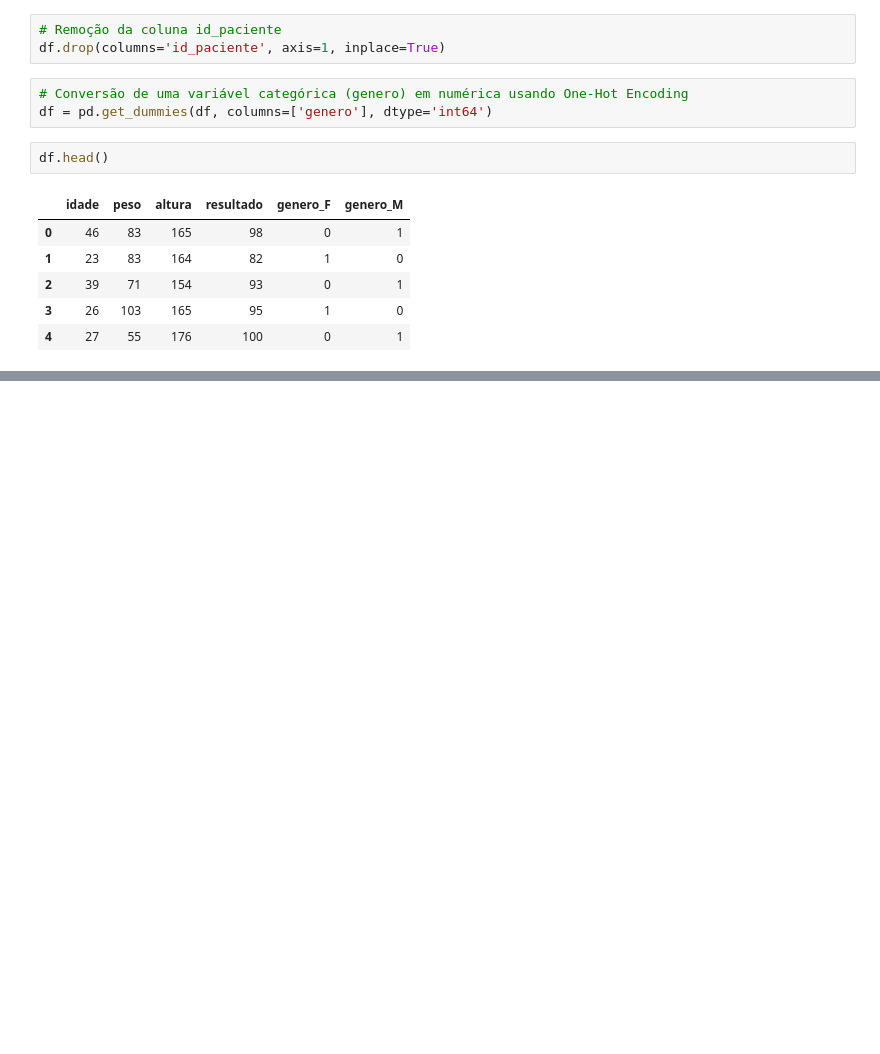
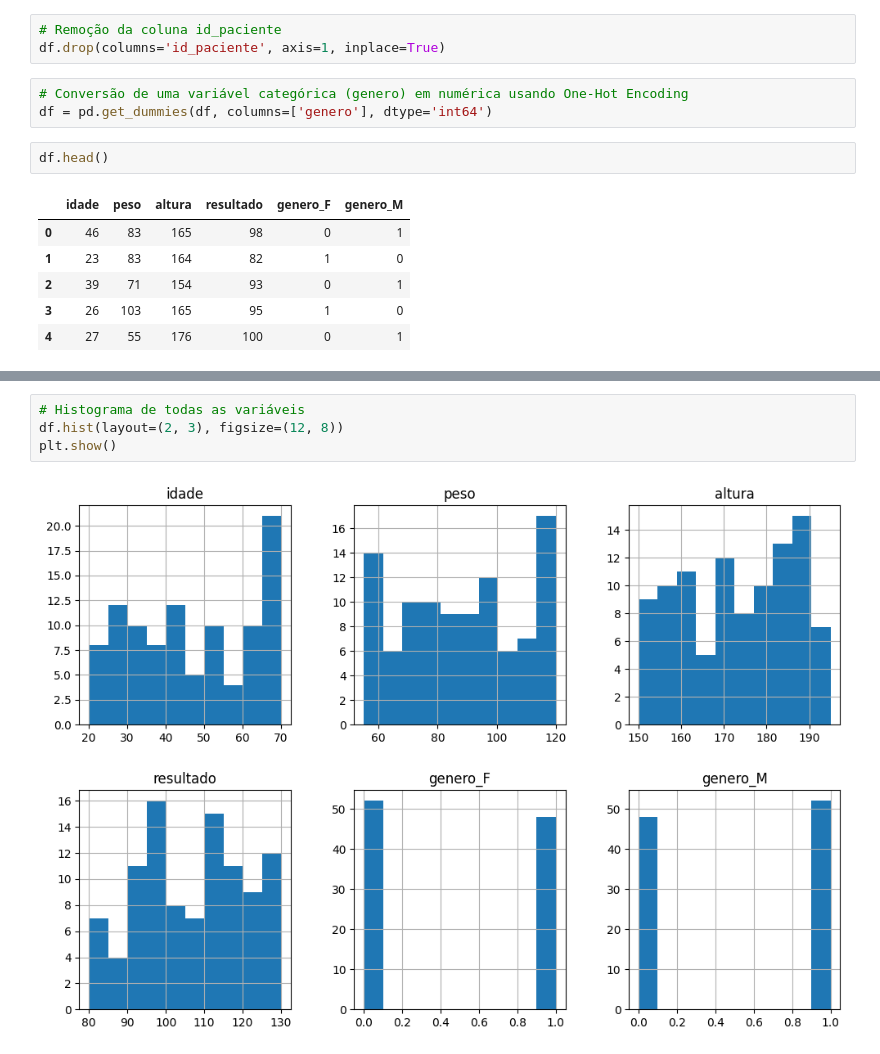
Before and after one commit to matheusvazdata/modelo-com-scikit-learn, a Jupyter notebook: modelo_diabetes.ipynb, the cells around one changed output, grey strips where cells are left out. Saved outputs shown, nothing was run; the diff lists cells and outputs as text; blank space fills up the shorter version.

```diff
--- a/modelo_diabetes.ipynb
+++ b/modelo_diabetes.ipynb
@@ -59,0 +78,6 @@ df.head()
+# %%
+# Histograma de todas as variáveis
+df.hist(layout=(2, 3), figsize=(12, 8))
+plt.show()
+# %% [output]
+[figure, added]
```
Also changed, not shown: parts of 3 cells of this notebook.
